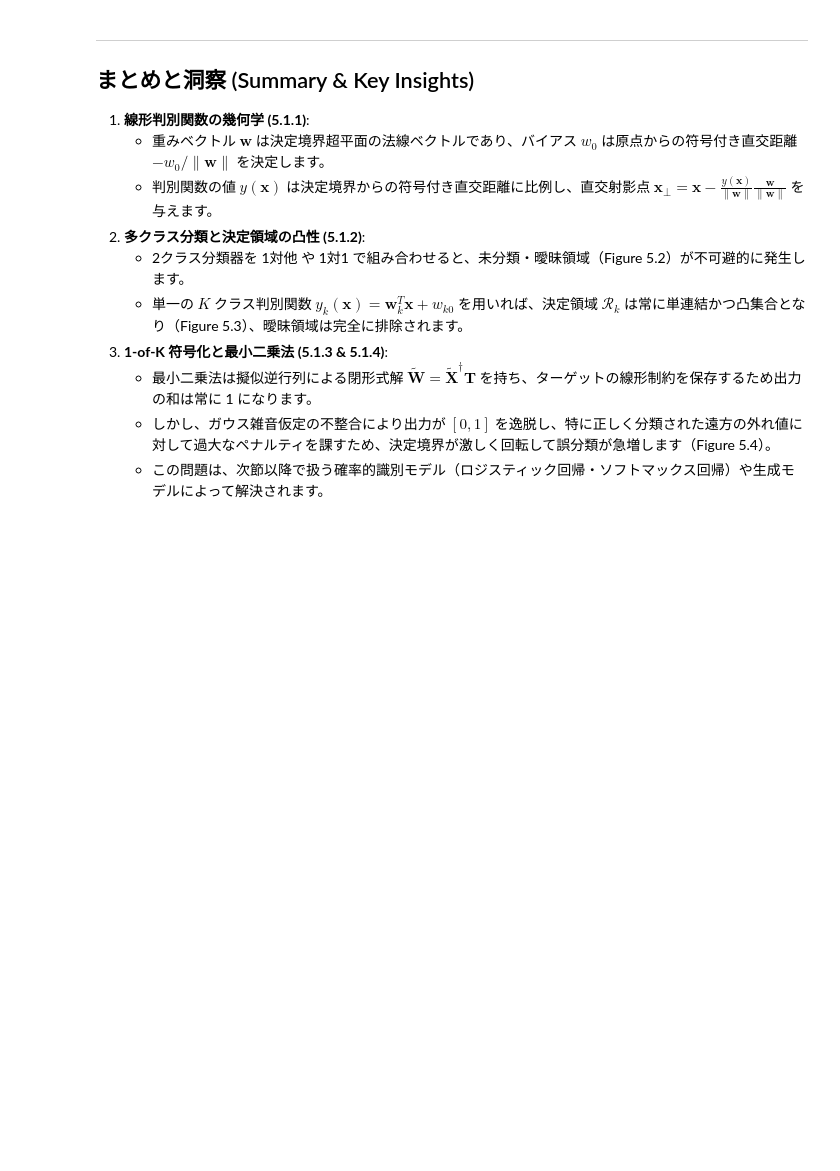
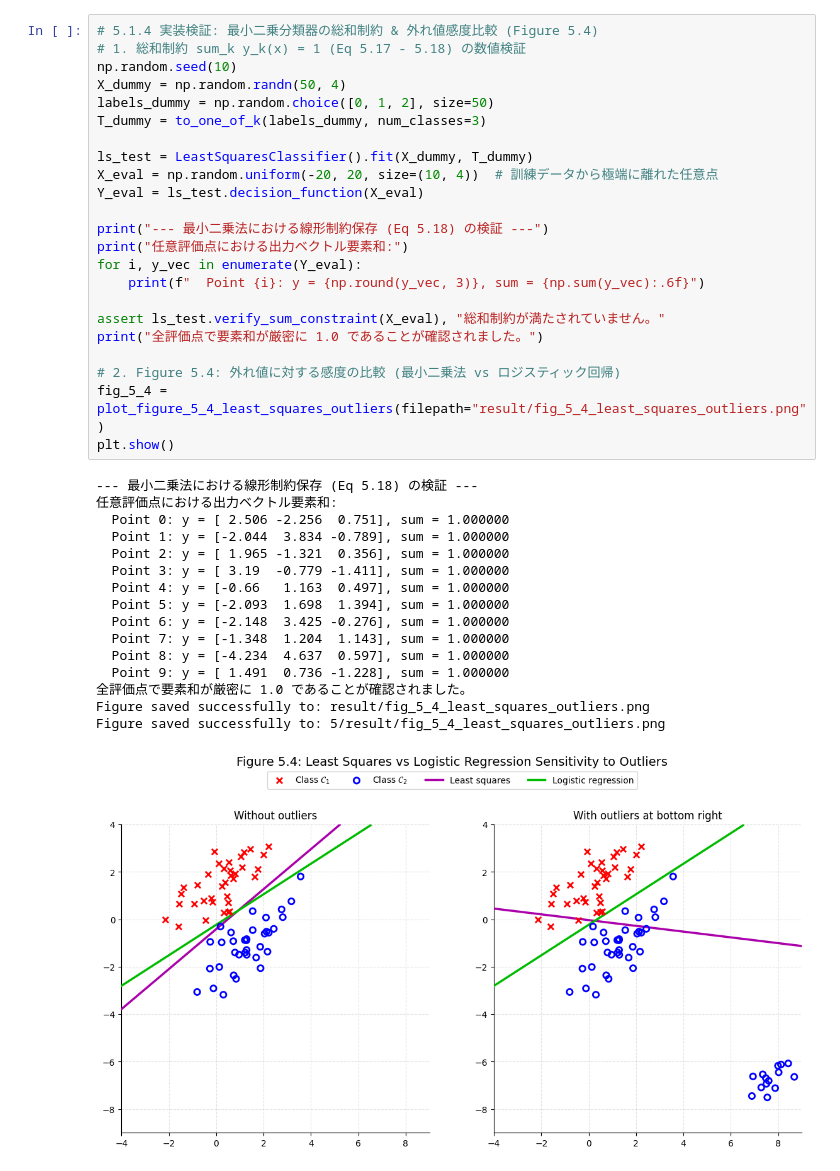
Before and after one commit to miyayudai/study-deep-learning, a Jupyter notebook: 5/5.1_Discriminant_Functions.ipynb, the cells around one changed output. Saved outputs shown, nothing was run; the diff lists cells and outputs as text; blank space fills up the shorter version.

```diff
--- a/5/5.1_Discriminant_Functions.ipynb
+++ b/5/5.1_Discriminant_Functions.ipynb
@@ -397,14 +315,40 @@ print("Linear constraint preservation theorem verified with machine precision!")
-# %% [markdown]
----
-## まとめと洞察 (Summary & Key Insights)
-
-1. **線形判別関数の幾何学 (5.1.1)**:
-   - 重みベクトル $\mathbf{w}$ は決定境界超平面の法線ベクトルであり、バイアス $w_0$ は原点からの符号付き直交距離 $-w_0/\|\mathbf{w}\|$ を決定します。
-   - 判別関数の値 $y(\mathbf{x})$ は決定境界からの符号付き直交距離に比例し、直交射影点 $\mathbf{x}_\perp = \mathbf{x} - \frac{y(\mathbf{x})}{\|\mathbf{w}\|} \frac{\mathbf{w}}{\|\mathbf{w}\|}$ を与えます。
-2. **多クラス分類と決定領域の凸性 (5.1.2)**:
-   - 2クラス分類器を 1対他 や 1対1 で組み合わせると、未分類・曖昧領域（Figure 5.2）が不可避的に発生します。
-   - 単一の $K$ クラス判別関数 $y_k(\mathbf{x}) = \mathbf{w}_k^T \mathbf{x} + w_{k0}$ を用いれば、決定領域 $\mathcal{R}_k$ は常に単連結かつ凸集合となり（Figure 5.3）、曖昧領域は完全に排除されます。
-3. **1-of-K 符号化と最小二乗法 (5.1.3 & 5.1.4)**:
-   - 最小二乗法は擬似逆行列による閉形式解 $\widetilde{\mathbf{W}} = \widetilde{\mathbf{X}}^\dagger \mathbf{T}$ を持ち、ターゲットの線形制約を保存するため出力の和は常に 1 になります。
-   - しかし、ガウス雑音仮定の不整合により出力が $[0, 1]$ を逸脱し、特に正しく分類された遠方の外れ値に対して過大なペナルティを課すため、決定境界が激しく回転して誤分類が急増します（Figure 5.4）。
-   - この問題は、次節以降で扱う確率的識別モデル（ロジスティック回帰・ソフトマックス回帰）や生成モデルによって解決されます。
+# %%
+# 5.1.4 実装検証: 最小二乗分類器の総和制約 & 外れ値感度比較 (Figure 5.4)
+# 1. 総和制約 sum_k y_k(x) = 1 (Eq 5.17 - 5.18) の数値検証
+np.random.seed(10)
+X_dummy = np.random.randn(50, 4)
+labels_dummy = np.random.choice([0, 1, 2], size=50)
+T_dummy = to_one_of_k(labels_dummy, num_classes=3)
+
+ls_test = LeastSquaresClassifier().fit(X_dummy, T_dummy)
+X_eval = np.random.uniform(-20, 20, size=(10, 4))  # 訓練データから極端に離れた任意点
+Y_eval = ls_test.decision_function(X_eval)
+
+print("--- 最小二乗法における線形制約保存 (Eq 5.18) の検証 ---")
+print("任意評価点における出力ベクトル要素和:")
+for i, y_vec in enumerate(Y_eval):
+    print(f"  Point {i}: y = {np.round(y_vec, 3)}, sum = {np.sum(y_vec):.6f}")
+
+assert ls_test.verify_sum_constraint(X_eval), "総和制約が満たされていません。"
+print("全評価点で要素和が厳密に 1.0 であることが確認されました。")
+
+# 2. Figure 5.4: 外れ値に対する感度の比較 (最小二乗法 vs ロジスティック回帰)
+fig_5_4 = plot_figure_5_4_least_squares_outliers(filepath="result/fig_5_4_least_squares_outliers.png")
+plt.show()
+# %% [output]
+--- 最小二乗法における線形制約保存 (Eq 5.18) の検証 ---
+任意評価点における出力ベクトル要素和:
+  Point 0: y = [ 2.506 -2.256  0.751], sum = 1.000000
+  Point 1: y = [-2.044  3.834 -0.789], sum = 1.000000
+  Point 2: y = [ 1.965 -1.321  0.356], sum = 1.000000
+  Point 3: y = [ 3.19  -0.779 -1.411], sum = 1.000000
+  Point 4: y = [-0.66   1.163  0.497], sum = 1.000000
+  Point 5: y = [-2.093  1.698  1.394], sum = 1.000000
+  Point 6: y = [-2.148  3.425 -0.276], sum = 1.000000
+  Point 7: y = [-1.348  1.204  1.143], sum = 1.000000
+  Point 8: y = [-4.234  4.637  0.597], sum = 1.000000
+  Point 9: y = [ 1.491  0.736 -1.228], sum = 1.000000
+全評価点で要素和が厳密に 1.0 であることが確認されました。
+Figure saved successfully to: result/fig_5_4_least_squares_outliers.png
+Figure saved successfully to: 5/result/fig_5_4_least_squares_outliers.png
+[figure, added]
```
Also changed, not shown: parts of 15 cells of this notebook.
